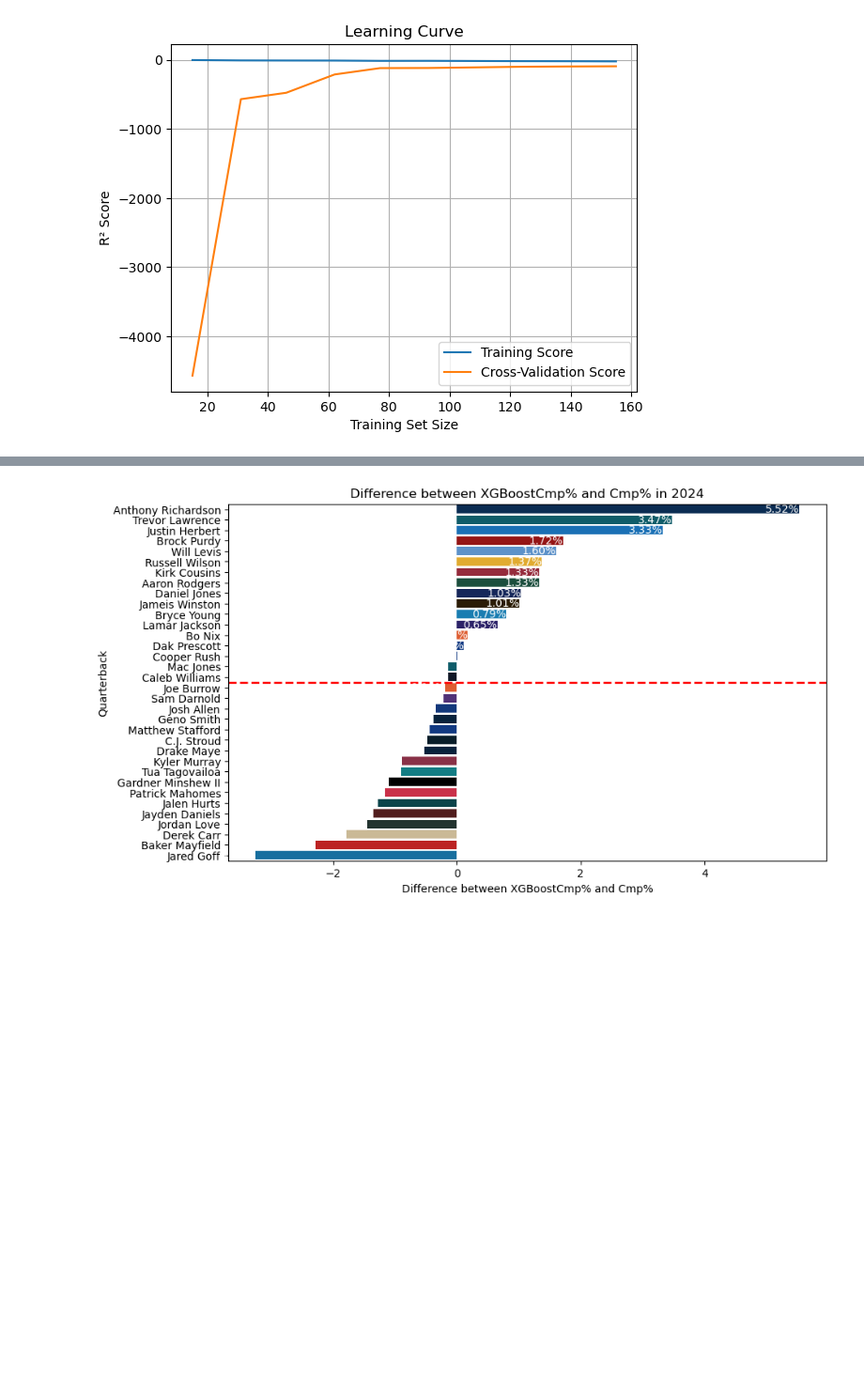
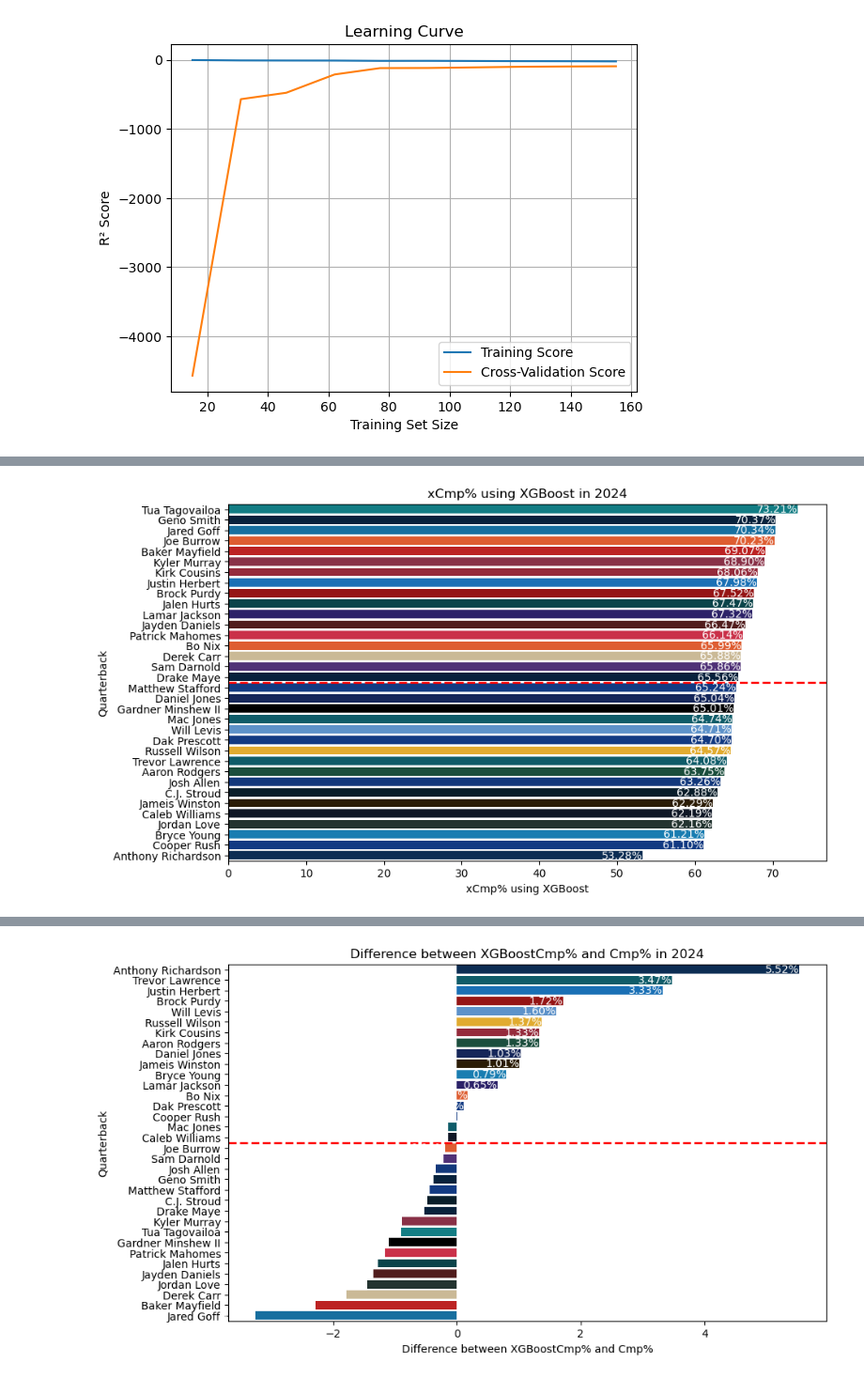
Before and after one commit to Stat-Wars/xCmp, a Jupyter notebook: xCmp.ipynb, the cells around one changed output, grey strips where cells are left out. Shown at 94% size. Cells and saved outputs as stored; diff of their text form; code cells hidden in the pictures; blank space fills up the shorter version.

```diff
--- a/xCmp.ipynb
+++ b/xCmp.ipynb
@@ -360,0 +339,4 @@ xCmp24LinReg = statGrapher(data24, 'xgbCmpPct', 'xCmp% using XGBoost')
+# %%
+xCmpPct24_graph = statGrapher(data24, 'xCmpPct', 'xCmp% using XGBoost')
+# %% [output]
+[figure, added]
```
Also changed, not shown: parts of 59 cells of this notebook, 6 other files.
